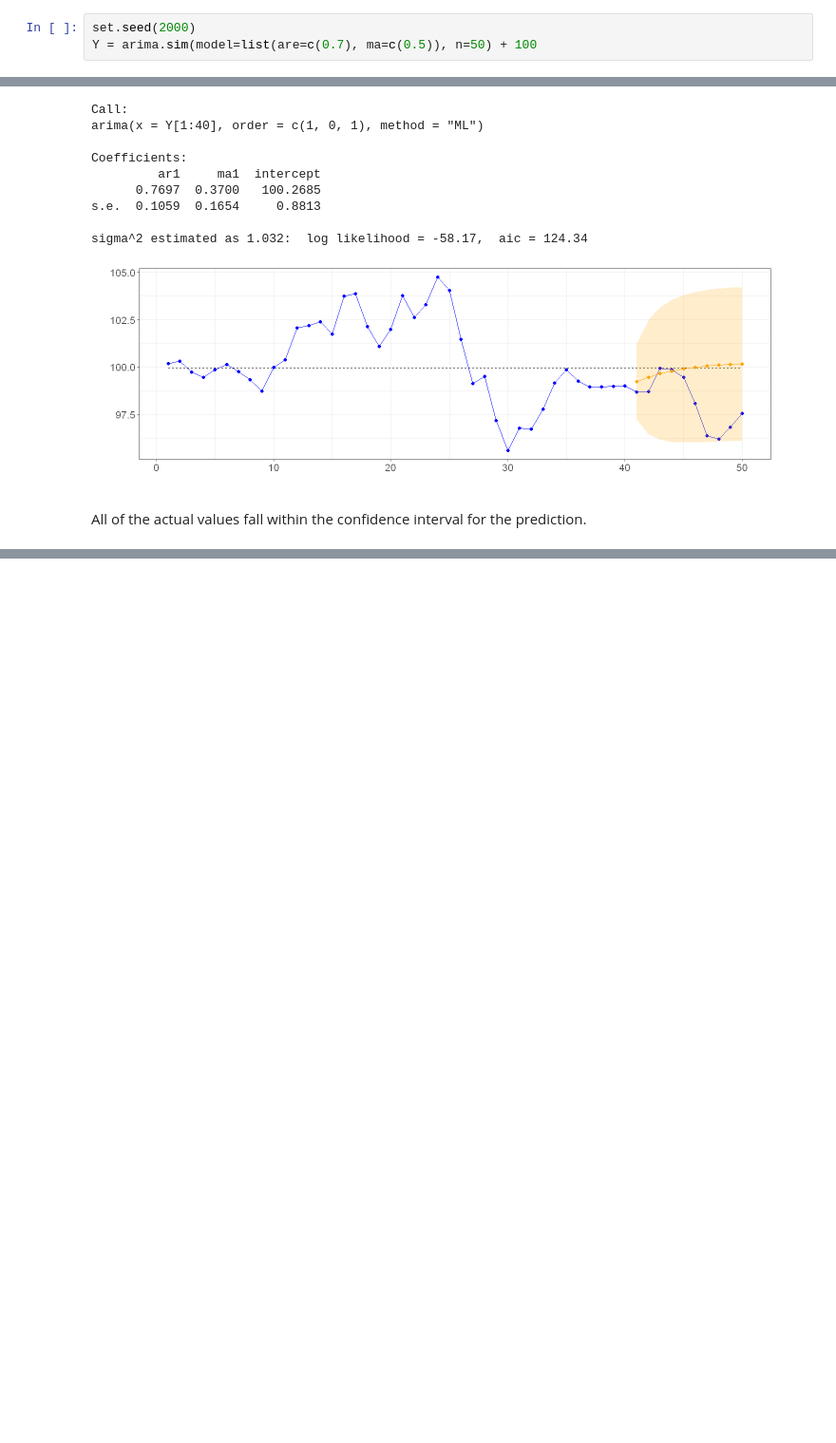
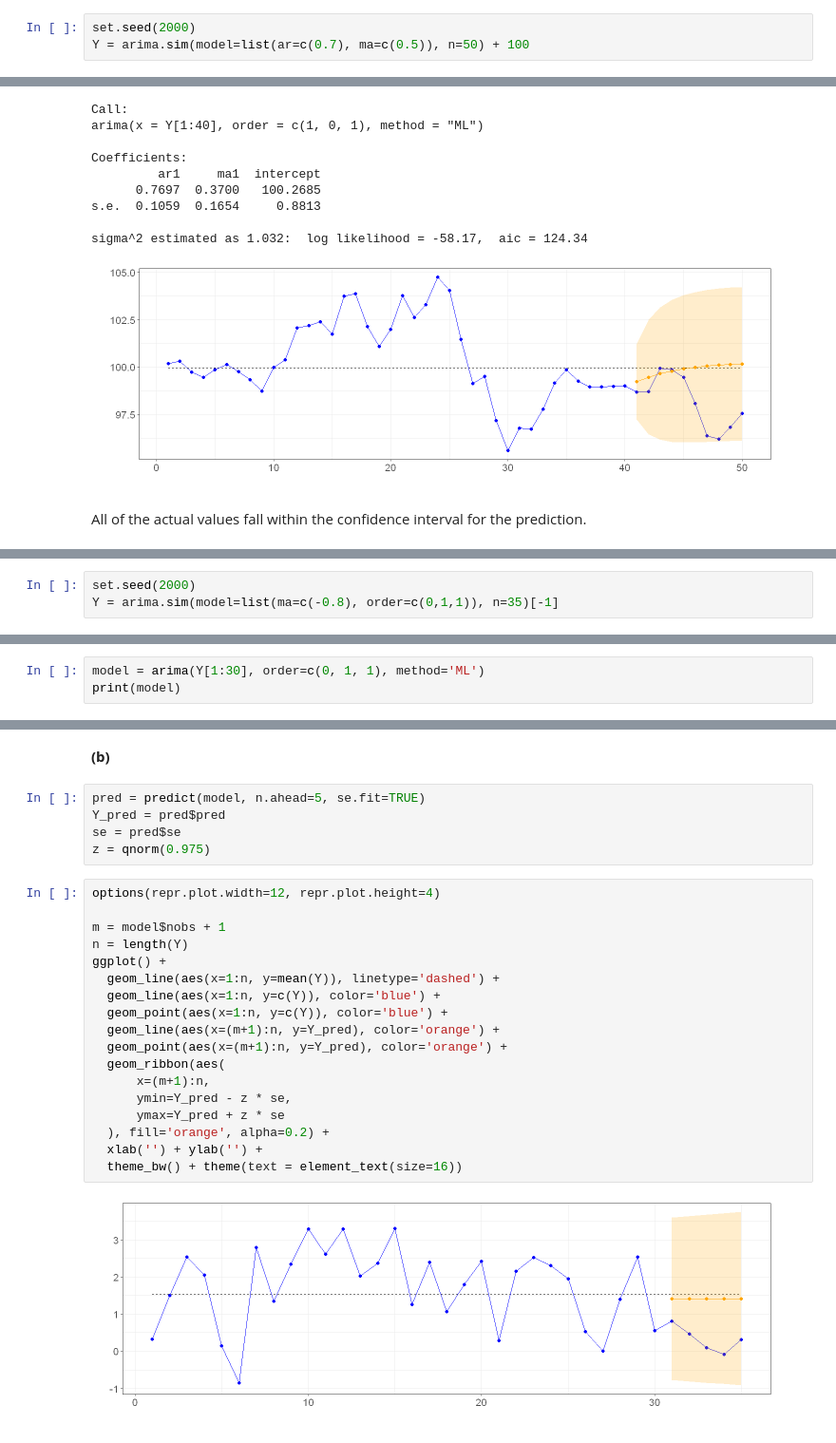
Before and after one commit to telmo-correa/time-series-analysis, a Jupyter notebook: R/Chapter 09 (Ex 11 - 20) - Forecasting.ipynb, the cells around one changed output, grey strips where cells are left out. Shown: that part at 95% size. Cells and saved outputs as stored; diff of their text form; blank space fills up the shorter version.

```diff
--- a/R/Chapter 09 (Ex 11 - 20) - Forecasting.ipynb
+++ b/R/Chapter 09 (Ex 11 - 20) - Forecasting.ipynb
@@ -233,7 +231,7 @@ Once again, a few of the values seem like outliers -- and disagree with the rema
 **Solution**.
 # %%
 set.seed(2000)
-Y = arima.sim(model=list(are=c(0.7), ma=c(0.5)), n=50) + 100
+Y = arima.sim(model=list(ar=c(0.7), ma=c(0.5)), n=50) + 100
 # %% [markdown]
 **(a)**
 # %%
@@ -326,0 +339,3 @@ All of the actual values fall within the confidence interval for the prediction.
+# %%
+set.seed(2000)
+Y = arima.sim(model=list(ma=c(-0.8), order=c(0,1,1)), n=35)[-1]
@@ -326,0 +344,3 @@ All of the actual values fall within the confidence interval for the prediction.
+# %%
+model = arima(Y[1:30], order=c(0, 1, 1), method='ML')
+print(model)
@@ -326,0 +357,27 @@ All of the actual values fall within the confidence interval for the prediction.
+# %% [markdown]
+**(b)**
+# %%
+pred = predict(model, n.ahead=5, se.fit=TRUE)
+Y_pred = pred$pred
+se = pred$se
+z = qnorm(0.975)
+# %%
+options(repr.plot.width=12, repr.plot.height=4)
+
+m = model$nobs + 1
+n = length(Y)
+ggplot() +
+  geom_line(aes(x=1:n, y=mean(Y)), linetype='dashed') +
+  geom_line(aes(x=1:n, y=c(Y)), color='blue') +
+  geom_point(aes(x=1:n, y=c(Y)), color='blue') +
+  geom_line(aes(x=(m+1):n, y=Y_pred), color='orange') +
+  geom_point(aes(x=(m+1):n, y=Y_pred), color='orange') +
+  geom_ribbon(aes(
+      x=(m+1):n,
+      ymin=Y_pred - z * se,
+      ymax=Y_pred + z * se
+  ), fill='orange', alpha=0.2) +
+  xlab('') + ylab('') +
+  theme_bw() + theme(text = element_text(size=16))
+# %% [output]
+[figure, added]
```
Also changed, not shown: parts of 52 cells of this notebook, 1 other file.
